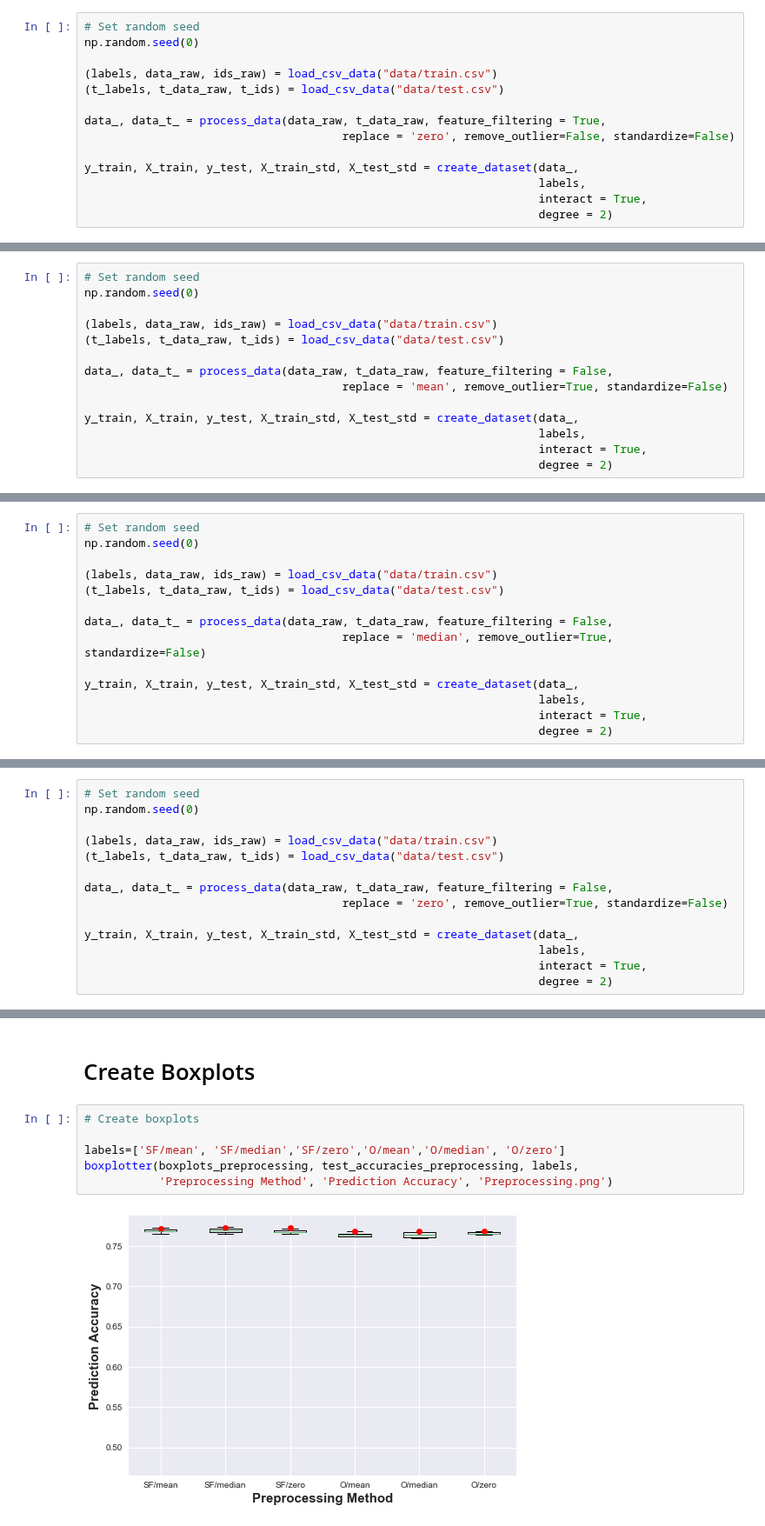
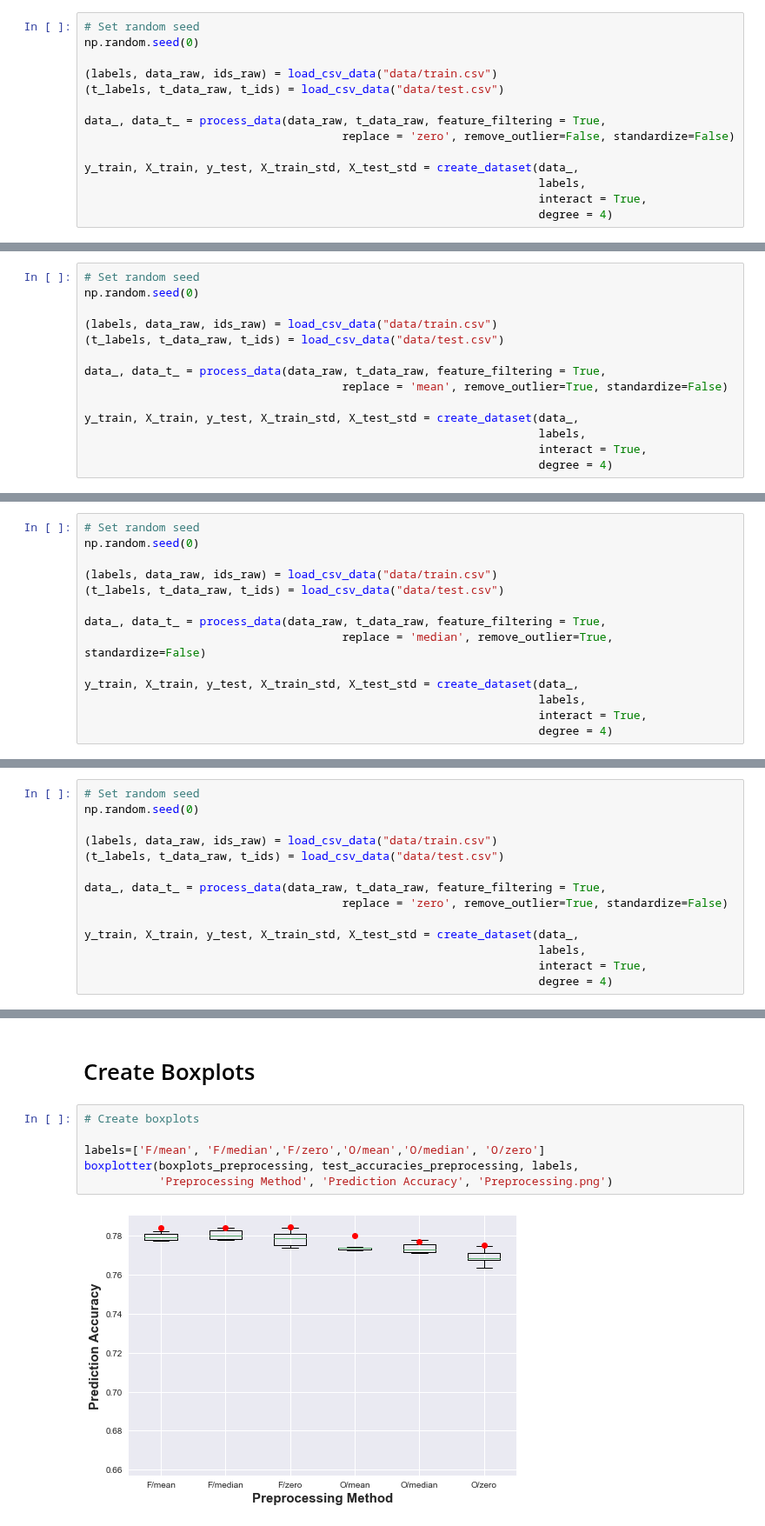
Before and after one commit to hhschede/machine_learning, a Jupyter notebook: project_1/report_figures.ipynb, the cells around one changed output, grey strips where cells are left out. Shown at 87% size. Drawn from its saved outputs; the diff is of its cells as text.

```diff
--- a/project_1/report_figures.ipynb
+++ b/project_1/report_figures.ipynb
@@ -376,7 +407,7 @@ data_, data_t_ = process_data(data_raw, t_data_raw, feature_filtering = True,
 y_train, X_train, y_test, X_train_std, X_test_std = create_dataset(data_,
                                                                    labels,
                                                                    interact = True,
-                                                                   degree = 2)
+                                                                   degree = 4)
 # %% [output]
 Filtering features
 Replacing NaN points with zeros
@@ -404,11 +435,11 @@ np.random.seed(0)
 (labels, data_raw, ids_raw) = load_csv_data("data/train.csv")
 (t_labels, t_data_raw, t_ids) = load_csv_data("data/test.csv")
 
-data_, data_t_ = process_data(data_raw, t_data_raw, feature_filtering = False,
+data_, data_t_ = process_data(data_raw, t_data_raw, feature_filtering = True,
                                       replace = 'mean', remove_outlier=True, standardize=False)
 
 y_train, X_train, y_test, X_train_std, X_test_std = create_dataset(data_,
                                                                    labels,
                                                                    interact = True,
-                                                                   degree = 2)
+                                                                   degree = 4)
 # %% [output]
@@ -438,11 +470,11 @@ np.random.seed(0)
 (labels, data_raw, ids_raw) = load_csv_data("data/train.csv")
 (t_labels, t_data_raw, t_ids) = load_csv_data("data/test.csv")
 
-data_, data_t_ = process_data(data_raw, t_data_raw, feature_filtering = False,
+data_, data_t_ = process_data(data_raw, t_data_raw, feature_filtering = True,
                                       replace = 'median', remove_outlier=True, standardize=False)
 
 y_train, X_train, y_test, X_train_std, X_test_std = create_dataset(data_,
                                                                    labels,
                                                                    interact = True,
-                                                                   degree = 2)
+                                                                   degree = 4)
 # %% [output]
@@ -472,11 +505,11 @@ np.random.seed(0)
 (labels, data_raw, ids_raw) = load_csv_data("data/train.csv")
 (t_labels, t_data_raw, t_ids) = load_csv_data("data/test.csv")
 
-data_, data_t_ = process_data(data_raw, t_data_raw, feature_filtering = False,
+data_, data_t_ = process_data(data_raw, t_data_raw, feature_filtering = True,
                                       replace = 'zero', remove_outlier=True, standardize=False)
 
 y_train, X_train, y_test, X_train_std, X_test_std = create_dataset(data_,
                                                                    labels,
                                                                    interact = True,
-                                                                   degree = 2)
+                                                                   degree = 4)
 # %% [output]
@@ -502,8 +536,8 @@ test_accuracies_preprocessing.append(test_accuracy)
 # %%
 # Create boxplots
 
-labels=['SF/mean', 'SF/median','SF/zero','O/mean','O/median', 'O/zero']
+labels=['F/mean', 'F/median','F/zero','O/mean','O/median', 'O/zero']
 boxplotter(boxplots_preprocessing, test_accuracies_preprocessing, labels,
            'Preprocessing Method', 'Prediction Accuracy', 'Preprocessing.png')
 # %% [output]
-[figure, old version]
+[figure, new version]
```
Also changed, not shown: parts of 11 cells of this notebook, 5 other files.
